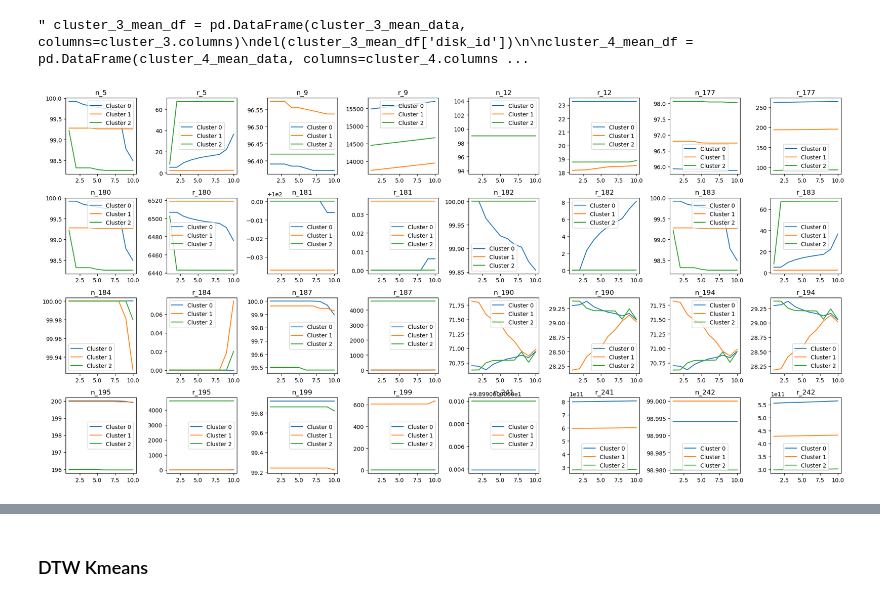
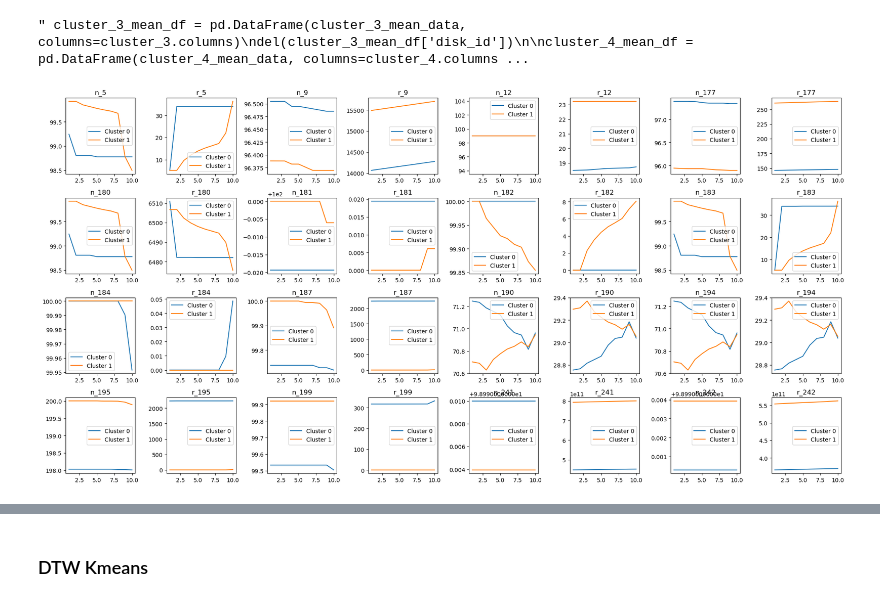
Before and after one commit to passion3659/ssd-failure, a Jupyter notebook: MB1/MB1_Clustering.ipynb, the cells around one changed output, grey strips where cells are left out. Cells and saved outputs as stored; diff of their text form; code cells hidden in the pictures.

```diff
--- a/MB1/MB1_Clustering.ipynb
+++ b/MB1/MB1_Clustering.ipynb
@@ -604,7 +215,0 @@ array([0, 0, 2, 1, 1, 1, 2, 2, 0, 1, 1, 2, 1, 2, 2, 2, 1, 0, 0, 2, 0, 0,
-# %%
-to_cluster_df.reset_index(inplace=True,drop=True)
-
-to_cluster_df['cluster']=0
-for i, cluster in enumerate(clusters):
-    to_cluster_df.loc[i*10:i*10+10, 'cluster'] = cluster
-to_cluster_df
@@ -748,26 +215,0 @@ Text(0, 0.5, 'Second principal component')
-# %%
-from sklearn.manifold import TSNE
-import matplotlib.pyplot as plt
-from mpl_toolkits.mplot3d import Axes3D
-
-x_data = to_cluster_df.drop(columns=['index','disk_id','label','cluster'])
-
-# Reduce dimensions with t-SNE
-tsne = TSNE(n_components=3, random_state=42) # set n_components to 3 for 3D
-tsne_data = tsne.fit_transform(x_data)
-
-colors = ["#476A2A", "#7851B8", "#BD3430", "#4A2D4E", "#875525",
-          "#A83683", "#4E655E", "#853541", "#3A3120", "#535D8E"]
-
-# Create a 3D plot
-fig = plt.figure(figsize=(10, 10))
-ax = fig.add_subplot(111, projection='3d')
-
-for i in range(len(to_cluster_df)):
-    ax.text(tsne_data[i, 0], tsne_data[i, 1], tsne_data[i, 2], str(list(to_cluster_df['cluster'])[i]),
-             color = colors[list(to_cluster_df['cluster'])[i]])
-
-ax.set_xlabel("First principal component")
-ax.set_ylabel("Second principal component")
-ax.set_zlabel("Third principal component")
-plt.show()
@@ -884,6 +302,6 @@ plt.show()
 # %%
 # Choose the number of clusters (k) you want
-k = 3
+k = 2
 
 # Run the TimeSeriesKMeans algorithm with DTW distance
 km_dtw = TimeSeriesKMeans(n_clusters=k, metric="euclidean")
@@ -991,28 +408,28 @@ del(cluster_4_mean_df['disk_id']) """
 # %%
 import matplotlib.pyplot as plt
 
 # Assuming the dataframes are named 'cluster_0_mean_df', 'cluster_1_mean_df', 'cluster_2_mean_df', 'cluster_3_mean_df'
-clusters = [cluster_0_mean_df, cluster_1_mean_df, cluster_2_mean_df]
-cluster_names = ['Cluster 0', 'Cluster 1', 'Cluster 2']
+clusters = [cluster_0_mean_df, cluster_1_mean_df]
+cluster_names = ['Cluster 0', 'Cluster 1']
 
 # feature names list
 feature_names = cluster_0_mean_df.columns.tolist()
 
 # Create subplots with 4 rows and 8 columns, each cell will represent a feature
 fig, axs = plt.subplots(nrows=4, ncols=8, figsize=(20, 10))
 
 # Reshape the axes array to 1D for easy iteration
 axs = axs.ravel()
 
 for i in range(len(feature_names)):
-    for j in range(3):
+    for j in range(2):
         # Plot each cluster's line in the same subplot (feature)
         axs[i].plot(clusters[j].index + 1, clusters[j].iloc[:, i], label=cluster_names[j])
 
     axs[i].set_title(feature_names[i])
     axs[i].legend()
 
 plt.tight_layout()
 plt.show()
 # %% [output]
-[figure, old version]
+[figure, new version]
```
Also changed, not shown: parts of 63 cells of this notebook.
